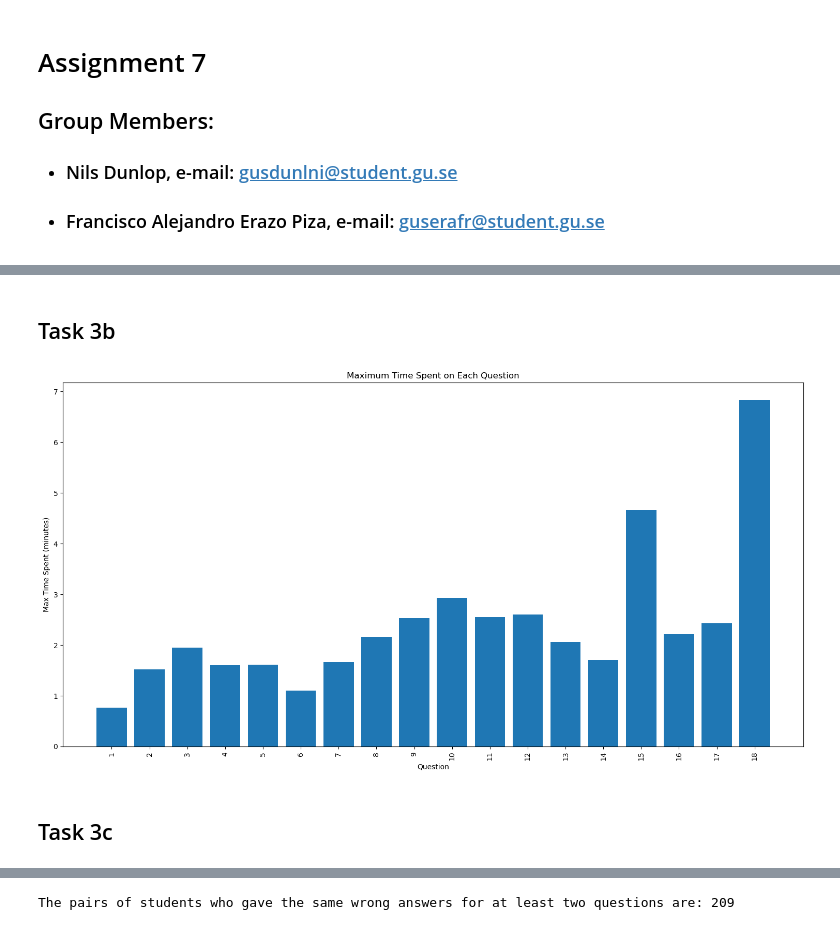
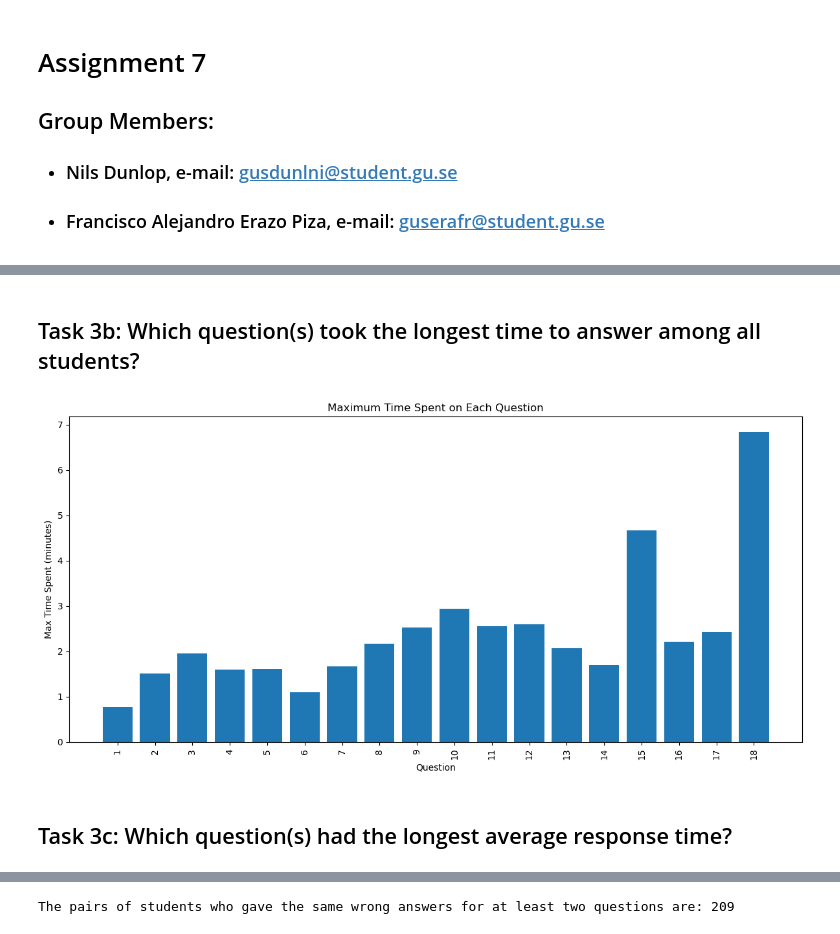
Before and after one commit to NilsDunlop/DIT376-Assignments, a Jupyter notebook: Assignment 7/Assignment 7.ipynb, the cells around one changed output, grey strips where cells are left out. Cells and saved outputs as stored; diff of their text form; code cells hidden in the pictures.

```diff
--- a/Assignment 7/Assignment 7.ipynb
+++ b/Assignment 7/Assignment 7.ipynb
@@ -66,15 +69,16 @@ plt.show()
 merged_df['Time Launched'] = pd.to_datetime(merged_df['Time Launched'])
 merged_df['Submitted Date/Time'] = pd.to_datetime(merged_df['Submitted Date/Time'])
 
-# Calculate the time difference between the time launched and the time submitted
-merged_df['Time Spent'] = merged_df['Submitted Date/Time'] - merged_df['Time Launched']
+# Calculate the time difference between the time launched and the time submitted in minutes
+merged_df['Time Spent'] = (merged_df['Submitted Date/Time'] - merged_df['Time Launched'])
 
 idx = merged_df.groupby('User Name')['Time Spent'].idxmax()
 
 longest_times = merged_df.loc[idx]
+longest_times = longest_times.sort_values(by='Time Spent', ascending=False)
 
 # Plotting
-plt.figure(figsize=(15, 8))
+plt.figure(figsize=(12, 6))
 bars = plt.bar(longest_times.set_index('User Name')['Time Spent'].index, longest_times.set_index('User Name')['Time Spent'].dt.total_seconds()/60)
 plt.ylabel('Time Spent (minutes)')
 plt.xlabel('Student Name')
@@ -92,25 +96,26 @@ plt.show()
 # %% [markdown]
-## Task 3b
+## Task 3b: Which question(s) took the longest time to answer among all students?
 # %%
 max_times_per_question = merged_df.groupby('Question')['Time Spent'].max()
 
 sorted_max_times = max_times_per_question.sort_values(ascending=False)
 
+
 def plot_max_avg_times(times, title, ylabel):
-    plt.figure(figsize=(15, 8))
+    plt.figure(figsize=(12, 6))
     plt.bar(times.index, times.dt.total_seconds()/60)
     plt.ylabel(ylabel)
     plt.xlabel('Question')
     plt.title(title)
     plt.xticks(ticks=times.index, labels=times.index, rotation=90)
     plt.tight_layout()
     plt.show()
 
 plot_max_avg_times(sorted_max_times, 'Maximum Time Spent on Each Question', 'Max Time Spent (minutes)')
 # %% [output]
-[figure, old version]
+[figure, new version]
 # %% [markdown]
-## Task 3c
+## Task 3c: Which question(s) had the longest average response time?
 # %%
 average_times = merged_df.groupby('Question')['Time Spent'].mean()
 sorted_avg_times = average_times.sort_values(ascending=False)
```
Also changed, not shown: parts of 18 cells of this notebook.
